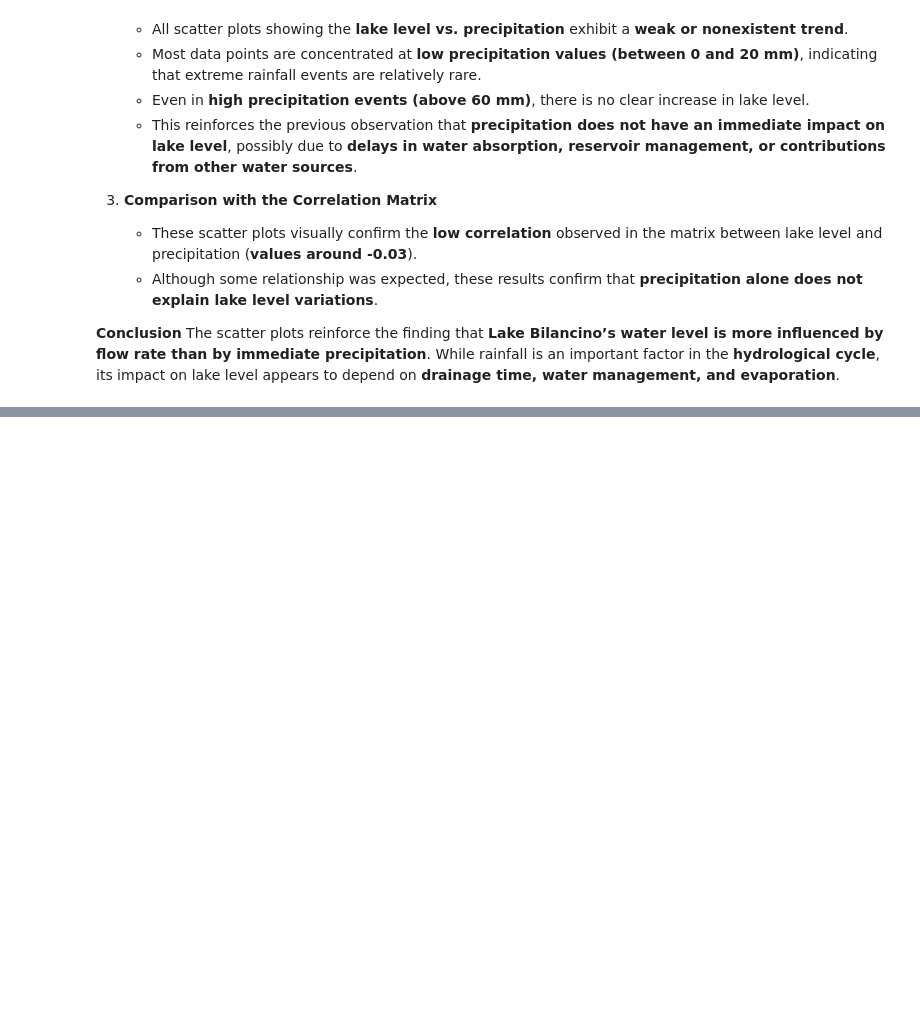
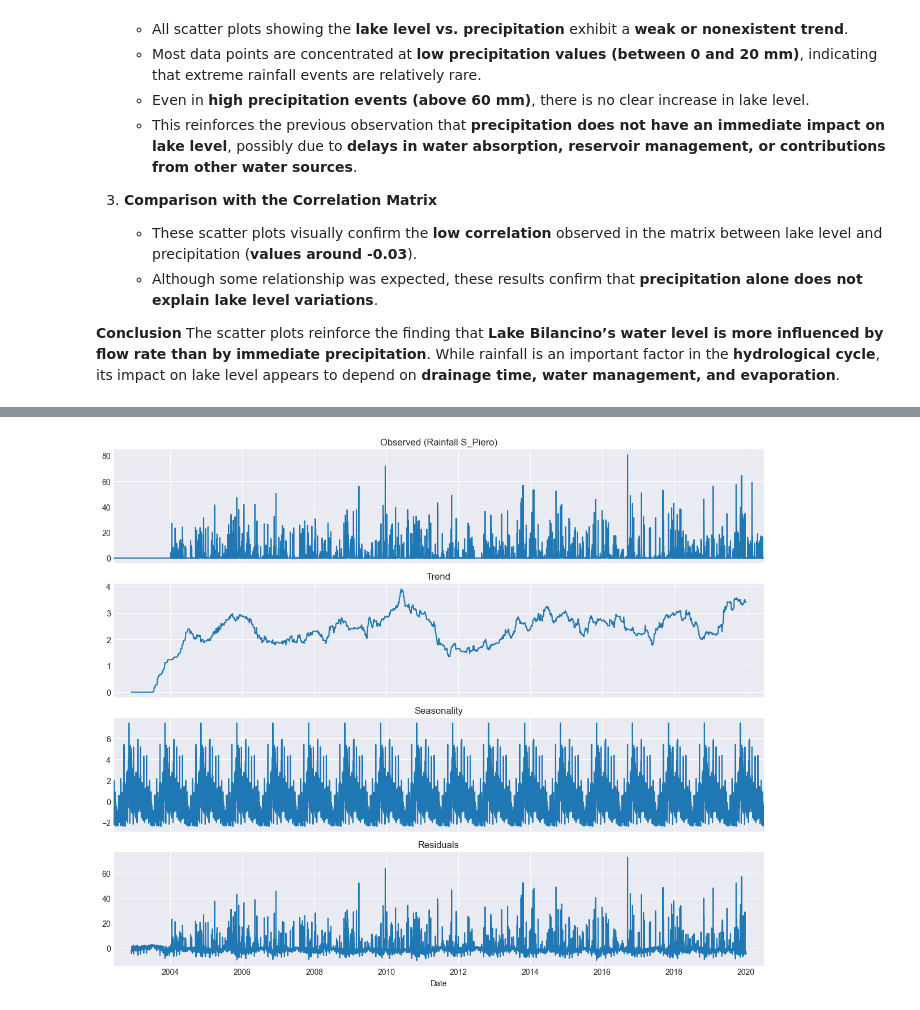
Before and after one commit to jenuzho/SMART-WATER-ANALYTICS-Times-Series, a Jupyter notebook: src/explore.ipynb, the cells around one changed output, grey strips where cells are left out. Cells and saved outputs as stored; diff of their text form; code cells hidden in the pictures; blank space fills up the shorter version.

```diff
--- a/src/explore.ipynb
+++ b/src/explore.ipynb
@@ -849,0 +915,16 @@ The scatter plots reinforce the finding that **Lake Bilancino’s water level is
+# %%
+# Perform decomposition on one of the rainfall features
+rainfall_decomposition = seasonal_decompose(df['Rainfall_S_Piero'].fillna(0), model='additive', period=365)
+
+# Plot decomposition for rainfall
+fig, axes = plt.subplots(4, 1, figsize=(12, 10), sharex=True)
+rainfall_decomposition.observed.plot(ax=axes[0], title="Observed (Rainfall S_Piero)")
+rainfall_decomposition.trend.plot(ax=axes[1], title="Trend")
+rainfall_decomposition.seasonal.plot(ax=axes[2], title="Seasonality")
+rainfall_decomposition.resid.plot(ax=axes[3], title="Residuals")
+
+plt.xlabel("Date")
+plt.tight_layout()
+plt.show()
+# %% [output]
+[figure, added]
```
Also changed, not shown: parts of 9 cells of this notebook.
